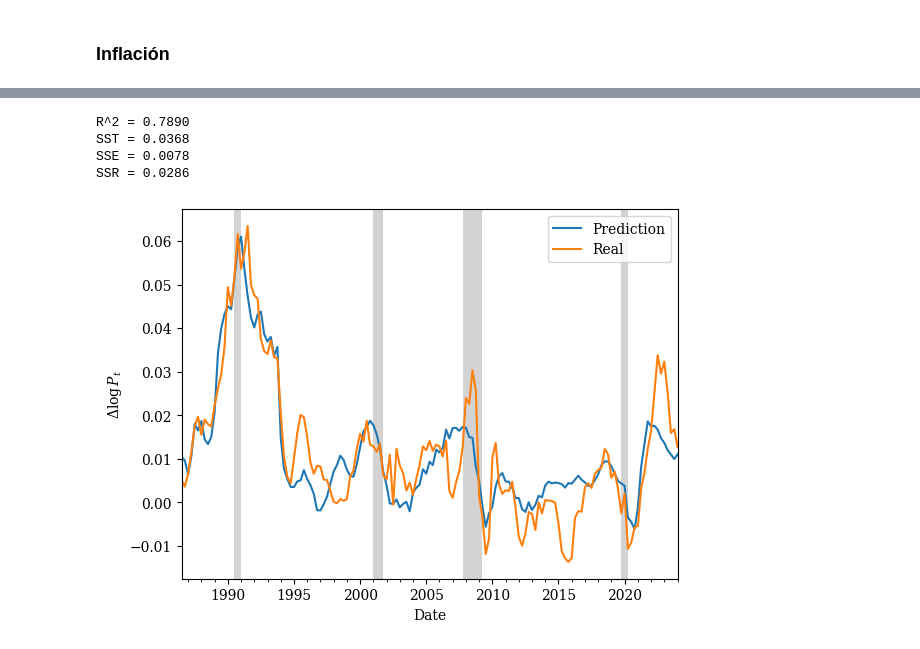
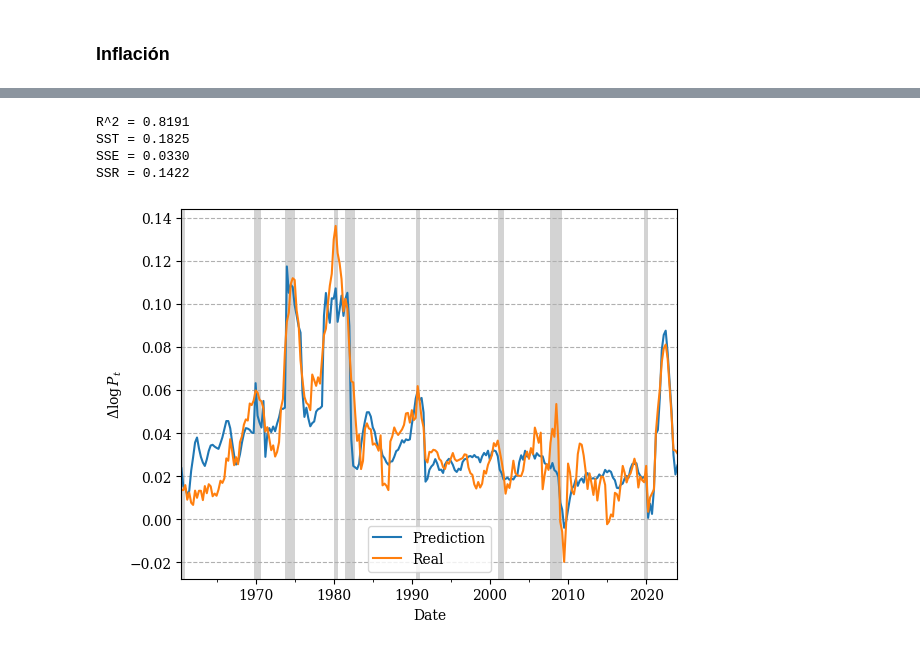
Before and after one commit to MiguelPuntoEs/money-growth, a Jupyter notebook: money-growth.ipynb, the cells around one changed output, grey strips where cells are left out. Saved outputs shown, nothing was run; the diff lists cells and outputs as text; code cells hidden in the pictures.

```diff
--- a/money-growth.ipynb
+++ b/money-growth.ipynb
@@ -262,7 +286,7 @@ Se rechaza la hipótesis nula con una significacia mayor al 99%.
 # %%
 # df_deltaLog = df_ch[['m3', 'gdp', 'v']].dropna().apply(np.log).diff(periods=4)
 # df_deltaLog['cpi'] = df_eu['cpi']/100
-df_deltaLog = df_ch[['m3', 'gdp', 'v', 'cpi']].dropna().apply(np.log).diff(periods=4)
+df_deltaLog = df_us[['m3', 'gdp', 'v', 'cpi']].dropna().apply(np.log).diff(periods=4)
 
 add_recessions(df_deltaLog)
 
@@ -507,31 +532,32 @@ Warnings:
 # %%
 y_hat = res.predict()
 
 fig, ax = plt.subplots()
 
 y_hat.plot(ax=ax, label='Prediction')
 y.plot(ax=ax, label='Real')
 plot_recessions(ax)
 
+ax.grid(which='major', axis='y', linestyle='--')  #  or both
+ax.set_ylabel(r'$\Delta\log P_t$');
 ax.legend()
-ax.set_ylabel(r'$\Delta\log P_t$');
 
 # Compute errors
 y_mean = y.mean()
 
 sst = ((y-y_mean)**2).sum()
 sse = ((y-y_hat)**2).sum()
 ssr = ((y_hat-y_mean)**2).sum()
 r2 = 1-sse/sst
 
 print(f'R^2 = {r2:.4f}')
 
 print(f'SST = {sst:.4f}')
 print(f'SSE = {sse:.4f}')
 print(f'SSR = {ssr:.4f}')
 # %% [output]
-R^2 = 0.7890
-SST = 0.0368
-SSE = 0.0078
-SSR = 0.0286
+R^2 = 0.8191
+SST = 0.1825
+SSE = 0.0330
+SSR = 0.1422
-[figure, old version]
+[figure, new version]
```
Also changed, not shown: parts of 11 cells of this notebook.
